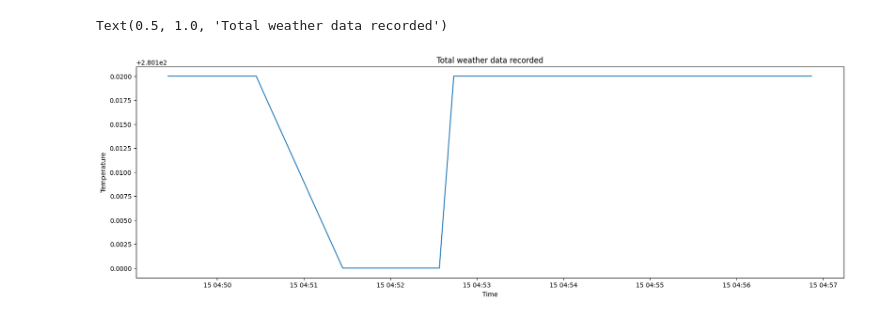
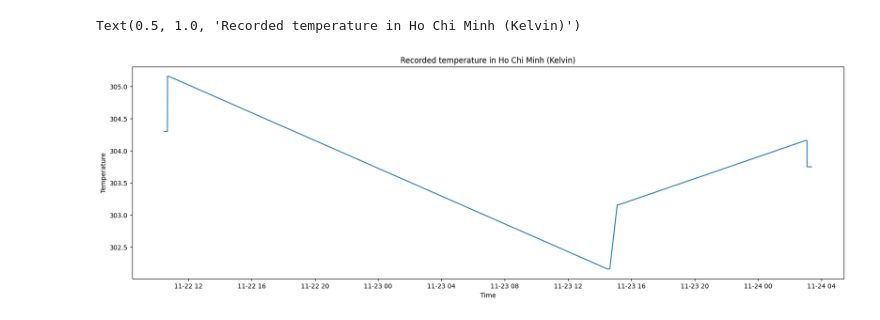
Before and after one commit to OnlyUsePascal/docker-kafka-cassandra-main, a Jupyter notebook: consumer-visualize/python/blog-visuals.ipynb, the cells around one changed output. Cells and saved outputs as stored; diff of their text form; code cells hidden in the pictures.

```diff
--- a/consumer-visualize/python/blog-visuals.ipynb
+++ b/consumer-visualize/python/blog-visuals.ipynb
@@ -7,6 +9,8 @@ from cassandrautils import *
 # %%
-weather = getWeatherDF()
+weather = getDF(WEATHER_TABLE)
+weather['forecast_timestamp'] = pd.to_datetime(weather['forecastdate'], format="%d-%m-%Y %H:%M")
+K_TO_C = -273.15
 
-weather['forecast_timestamp'] = pd.to_datetime(weather['forecastdate'], format="%d-%m-%Y %H:%M")
 print("Weather from ", weather['forecast_timestamp'].min(), " To ", weather['forecast_timestamp'].max())
+print(weather)
 # %% [output]
@@ -18,9 +34,12 @@ Weather from  2024-11-15 04:49:26  To  2024-11-15 04:56:52
 # %%
+location_1 = 'Ho Chi Minh'
+df_1 = weather[weather['location'] == location_1]
+
 plt.figure(figsize=(20,6))
-plt.plot(weather['forecast_timestamp'], weather['temp'])
+plt.plot(df_1['forecast_timestamp'], df_1['temp'])
 plt.xlabel("Time")
 plt.ylabel("Temperature")
-plt.title("Total weather data recorded")
+plt.title(f'Recorded temperature in {location_1} (Kelvin)')
 # %% [output]
-Text(0.5, 1.0, 'Total weather data recorded')
+Text(0.5, 1.0, 'Recorded temperature in Ho Chi Minh (Kelvin)')
-[figure, old version]
+[figure, new version]
```
Also changed, not shown: parts of 8 cells of this notebook, 2 other files.
